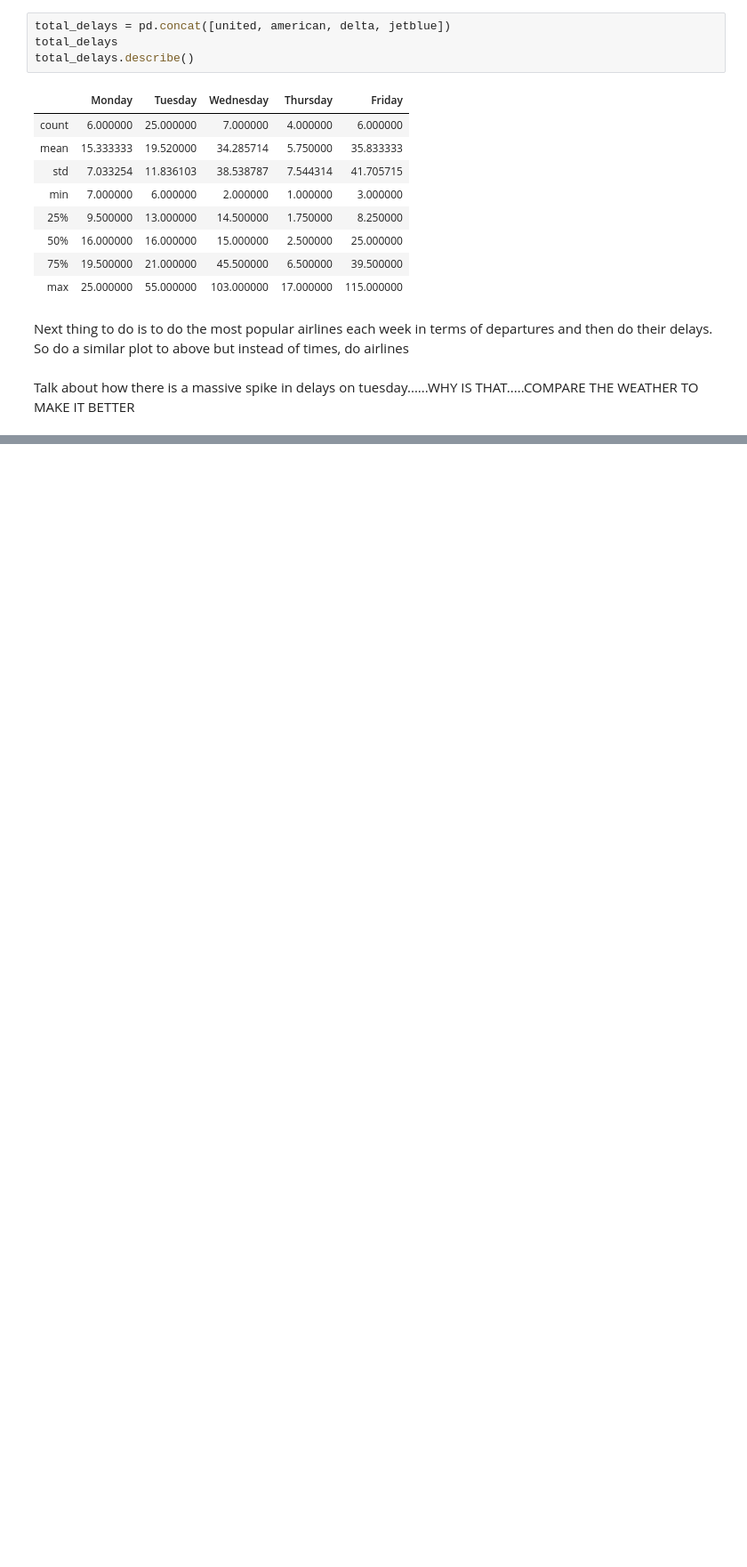
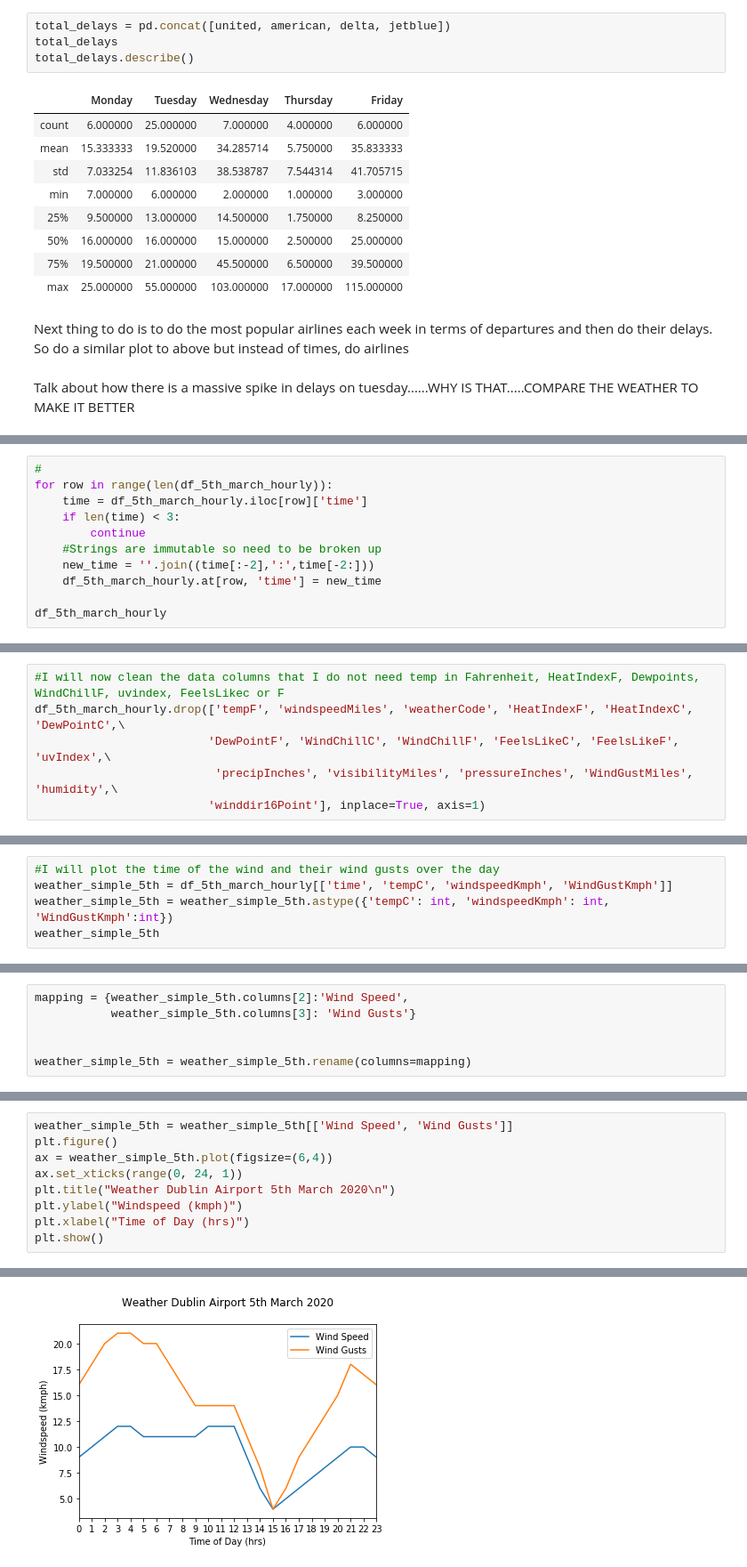
Before and after one commit to RKeenan20/Flight_Data_API_DS_Assignment, a Jupyter notebook: Assignment1_RobertKeenan.ipynb, the cells around one changed output, grey strips where cells are left out. Shown: that part at 89% size. Saved outputs shown, nothing was run; the diff lists cells and outputs as text; blank space fills up the shorter version.

Commit message:
Weather done

```diff
--- a/Assignment1_RobertKeenan.ipynb
+++ b/Assignment1_RobertKeenan.ipynb
@@ -1206,0 +1306,11 @@ In terms of comparisons, I will use it initially with the US flight data from Ne
+# %%
+#
+for row in range(len(df_5th_march_hourly)):
+    time = df_5th_march_hourly.iloc[row]['time']
+    if len(time) < 3:
+        continue
+    #Strings are immutable so need to be broken up
+    new_time = ''.join((time[:-2],':',time[-2:]))
+    df_5th_march_hourly.at[row, 'time'] = new_time
+
+df_5th_march_hourly
@@ -1206,0 +1336,6 @@ In terms of comparisons, I will use it initially with the US flight data from Ne
+# %%
+#I will now clean the data columns that I do not need temp in Fahrenheit, HeatIndexF, Dewpoints, WindChillF, uvindex, FeelsLikec or F
+df_5th_march_hourly.drop(['tempF', 'windspeedMiles', 'weatherCode', 'HeatIndexF', 'HeatIndexC', 'DewPointC',\
+                         'DewPointF', 'WindChillC', 'WindChillF', 'FeelsLikeC', 'FeelsLikeF', 'uvIndex',\
+                          'precipInches', 'visibilityMiles', 'pressureInches', 'WindGustMiles', 'humidity',\
+                         'winddir16Point'], inplace=True, axis=1)
@@ -1206,0 +1364,5 @@ In terms of comparisons, I will use it initially with the US flight data from Ne
+# %%
+#I will plot the time of the wind and their wind gusts over the day
+weather_simple_5th = df_5th_march_hourly[['time', 'tempC', 'windspeedKmph', 'WindGustKmph']]
+weather_simple_5th = weather_simple_5th.astype({'tempC': int, 'windspeedKmph': int, 'WindGustKmph':int})
+weather_simple_5th
@@ -1206,0 +1401,6 @@ In terms of comparisons, I will use it initially with the US flight data from Ne
+# %%
+mapping = {weather_simple_5th.columns[2]:'Wind Speed',
+           weather_simple_5th.columns[3]: 'Wind Gusts'}
+
+
+weather_simple_5th = weather_simple_5th.rename(columns=mapping)
@@ -1206,0 +1409,10 @@ In terms of comparisons, I will use it initially with the US flight data from Ne
+# %%
+weather_simple_5th = weather_simple_5th[['Wind Speed', 'Wind Gusts']]
+plt.figure()
+ax = weather_simple_5th.plot(figsize=(6,4))
+ax.set_xticks(range(0, 24, 1))
+plt.title("Weather Dublin Airport 5th March 2020\n")
+plt.ylabel("Windspeed (kmph)")
+plt.xlabel("Time of Day (hrs)")
+plt.show()
+# %% [output]
@@ -1206,0 +1420 @@ In terms of comparisons, I will use it initially with the US flight data from Ne
+[figure, added]
```
Also changed, not shown: parts of 41 cells of this notebook, 32 other files.
